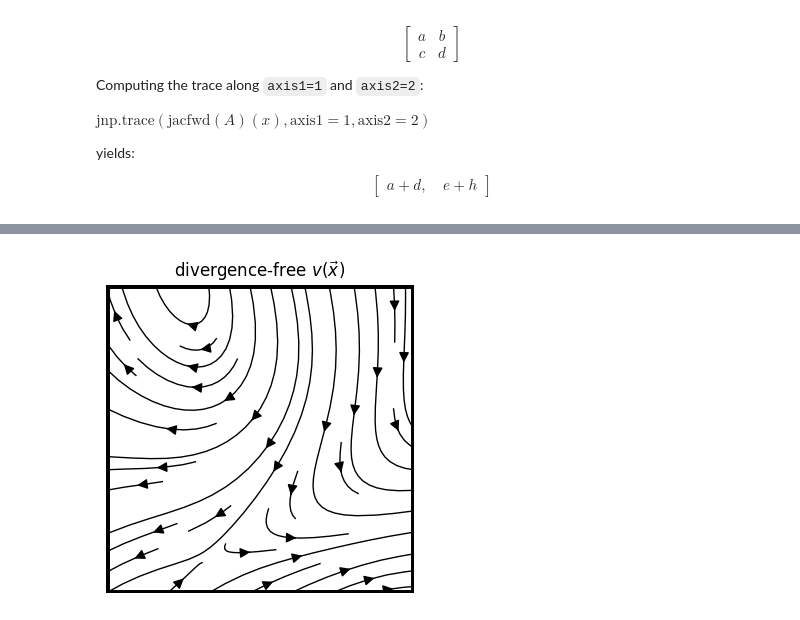
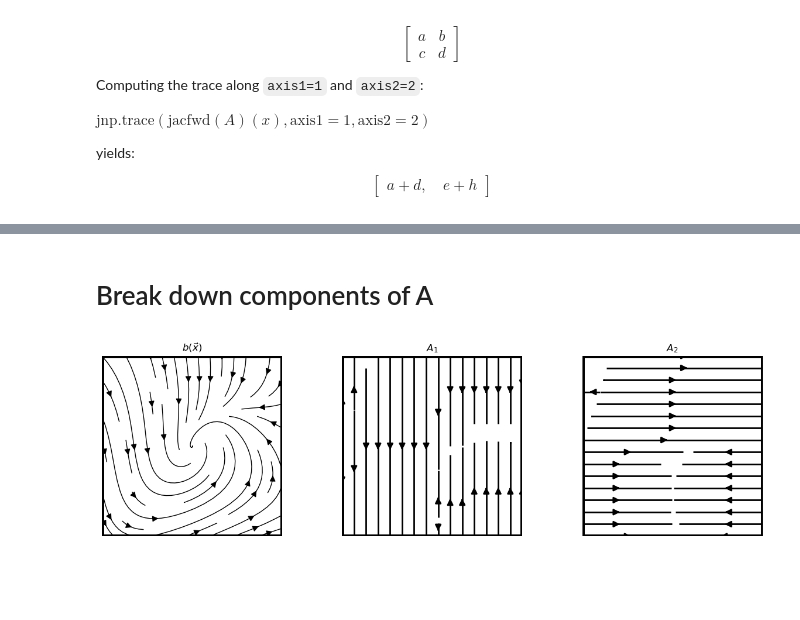
Before and after one commit to kimbente/ice_thickness, a Jupyter notebook: neural_conservation_MWI.ipynb, the cells around one changed output, grey strips where cells are left out. Saved outputs shown, nothing was run; the diff lists cells and outputs as text; code cells hidden in the pictures; blank space fills up the shorter version.

```diff
--- a/neural_conservation_MWI.ipynb
+++ b/neural_conservation_MWI.ipynb
@@ -29,15 +32,17 @@ dims = 2
 # %%
+dims = 2
+
 # f is a subclass of flax.linen.Module i.e. nn.Module
 class b(nn.Module):
     """
     Pass X through a NN to generate an arbitrary vector field R^d -> R^d
     Input: vector of size dims
     (not for batch mode but for single point input)
-    Output: b (in paper)
+    Output: b (in line with notation in paper, same dims as input)
     """
     # compact definition of NN layers
     @nn.compact
-    def __call__(self, x, d_hidden=128):
+    def __call__(self, x, d_hidden = 128):
         x = nn.Dense(dims)(x)
         x = nn.gelu(x)
         x = nn.Dense(d_hidden)(x)
@@ -55,7 +60,7 @@ model = b()
 key1, key2 = jax.random.split(jax.random.PRNGKey(21))
 # key1, key2 = jax.random.split(jax.random.PRNGKey(34))
 
-# generate random input x of shape (2,)
+# generate random single input point x of shape (2,)
 x = jax.random.normal(key1, (dims,))
 # params is a dictionary containing all initial parameters
 params = model.init(key2, x)
@@ -241,31 +377,69 @@ fig.colorbar(im, ax = ax[1])
+# %% [markdown]
+# Break down components of A
+# %%
+# Transpose so shape is (2, 2, 400) and we can devide it up
+# UA shape (2, 400)
+# UA, VA = vmap(A_vectorfield_construction)(x_mesh_quiver).T
+
+N22 = vmap(A_vectorfield_construction)(x_mesh_quiver)
+
+A1UA = N22[:, 0, 0] # all points, first row, U
+A1VA = N22[:, 0, 1] # all points, first row, V
+
+A2UA = N22[:, 1, 0] # all points, second row, U
+A2VA = N22[:, 1, 1] # all points, second row, V
 # %%
-fig, ax = plt.subplots(1, 1, figsize = (5, 4))
+fig, ax = plt.subplots(1, 3, figsize = (15, 4))
 
-U, V = vmap(v)(x_mesh_quiver).T
+U, V = vmap(b_for_jac)(x_mesh_quiver).T
 
 # If you have a JAX array, convert it to NumPy array first
 x_mesh_quiver_np = jnp.asarray(x_mesh_quiver).tolist()  # Convert to regular numpy array
 x_mesh_quiver_np = np.array(x_mesh_quiver_np)
 x_mesh_quiver_np = np.nan_to_num(x_mesh_quiver_np)
 
 # Convert to standard NumPy array
 X, Y = x_mesh_quiver_np.T
 
-ax.set_title(r"divergence-free $v(\vec x)$")
-ax.set_xlim(- extent, extent)
-ax.set_ylim(- extent, extent)
-ax.set_aspect(1)
-ax.axis('off') # removes borders and ticks
-
-ax.streamplot(Y.reshape(n_grid_quiver, n_grid_quiver),
-                 X.reshape(n_grid_quiver, n_grid_quiver),
+ax[0].set_title(r"$b(\vec x)$")
+ax[0].set_xlim(- extent, extent)
+ax[0].set_ylim(- extent, extent)
+ax[0].set_aspect(1)
+ax[0].axis('off') # removes borders and ticks
+ax[0].streamplot(x_grid_quiver,
+                 y_grid_quiver,
                  V.reshape(n_grid_quiver, n_grid_quiver),
                  U.reshape(n_grid_quiver, n_grid_quiver),
                  density = 0.55, arrowsize = 1.5, linewidth = 1, color = 'k')
+rect = patches.Rectangle((- extent, - extent), 2*extent, 2*extent, linewidth = 5, edgecolor = 'k', facecolor = 'none')
+ax[0].add_patch(rect)
 
+ax[1].set_title(r"$A_1$")
+ax[1].set_xlim(- extent, extent)
+ax[1].set_ylim(- extent, extent)
+ax[1].set_aspect(1)
+ax[1].axis('off') # removes borders and ticks
+ax[1].streamplot(x_grid_quiver,
+                 y_grid_quiver,
+                 A1UA.reshape(n_grid_quiver, n_grid_quiver),
+                 A1VA.reshape(n_grid_quiver, n_grid_quiver),
+                 density = 0.55, arrowsize = 1.5, linewidth = 2, color = 'k')
 rect = patches.Rectangle((- extent, - extent), 2*extent, 2*extent, linewidth = 5, edgecolor = 'k', facecolor = 'none')
-ax.add_patch(rect)
+ax[1].add_patch(rect)
+
+ax[2].set_title(r"$A_2$")
+ax[2].set_xlim(- extent, extent)
+ax[2].set_ylim(- extent, extent)
+ax[2].set_aspect(1)
+ax[2].axis('off') # removes borders and ticks
+ax[2].streamplot(x_grid_quiver,
+                 y_grid_quiver,
+                 A2UA.reshape(n_grid_quiver, n_grid_quiver),
+                 A2VA.reshape(n_grid_quiver, n_grid_quiver),
+                 density = 0.55, arrowsize = 1.5, linewidth = 2, color = "k")
+rect = patches.Rectangle((- extent, - extent), 2*extent, 2*extent, linewidth = 5, edgecolor = 'k', facecolor = 'none')
+ax[2].add_patch(rect)
 
 plt.show()
 # %% [output]
-[figure, old version]
+[figure, new version]
```
Also changed, not shown: parts of 27 cells of this notebook, 2 other files.
